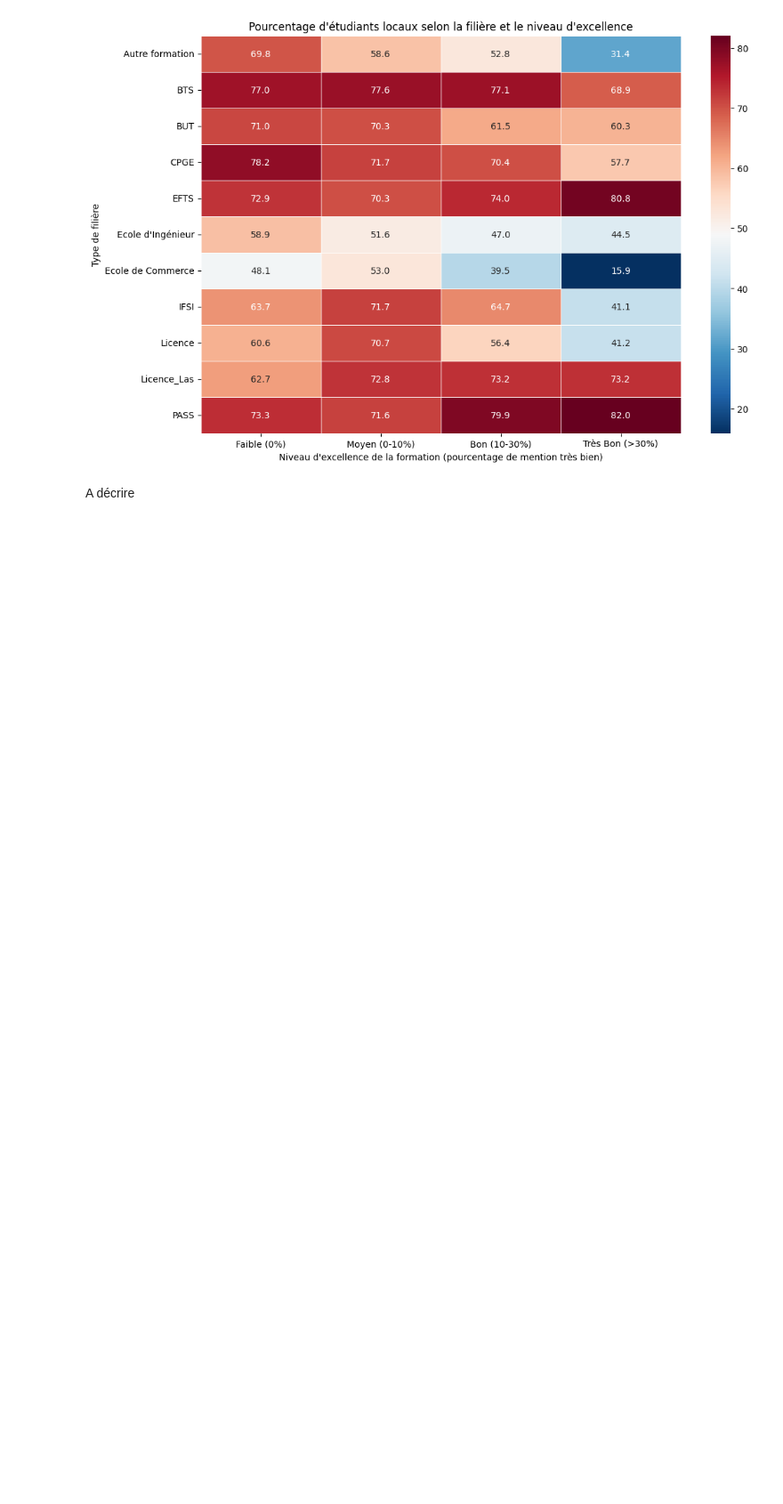
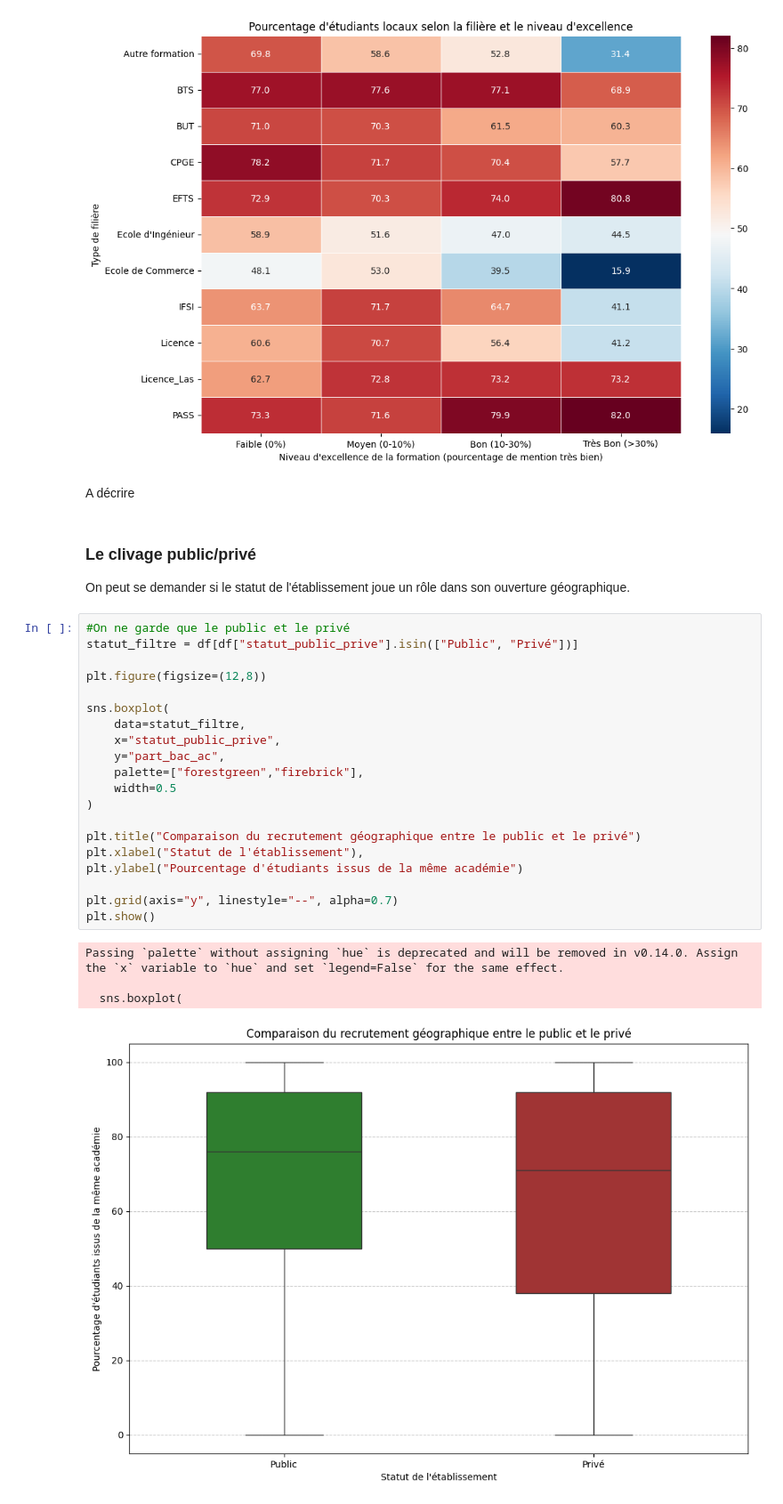
Before and after one commit to elise-m1/Projet-python-data-science, a Jupyter notebook: main.ipynb, the cells around one changed output. Shown: that part at 89% size. Cells and saved outputs as stored; diff of their text form; blank space fills up the shorter version.

```diff
--- a/main.ipynb
+++ b/main.ipynb
@@ -169,3 +169,32 @@ plt.show()
 [figure]
 # %% [markdown]
 A décrire
+# %% [markdown]
+### Le clivage public/privé
+
+On peut se demander si le statut de l'établissement joue un rôle dans son ouverture géographique.
+# %%
+#On ne garde que le public et le privé
+statut_filtre = df[df["statut_public_prive"].isin(["Public", "Privé"])]
+
+plt.figure(figsize=(12,8))
+
+sns.boxplot(
+    data=statut_filtre,
+    x="statut_public_prive",
+    y="part_bac_ac",
+    palette=["forestgreen","firebrick"],
+    width=0.5
+)
+
+plt.title("Comparaison du recrutement géographique entre le public et le privé")
+plt.xlabel("Statut de l'établissement"),
+plt.ylabel("Pourcentage d'étudiants issus de la même académie")
+
+plt.grid(axis="y", linestyle="--", alpha=0.7)
+plt.show()
+# %% [output]
+Passing `palette` without assigning `hue` is deprecated and will be removed in v0.14.0. Assign the `x` variable to `hue` and set `legend=False` for the same effect.
+
+  sns.boxplot(
+[figure, added]
```
Also changed, not shown: parts of 4 cells of this notebook.
